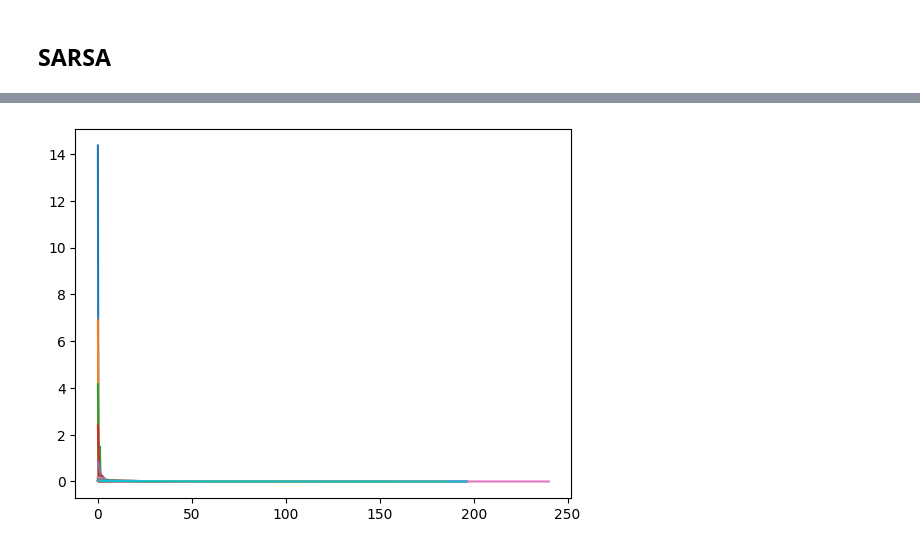
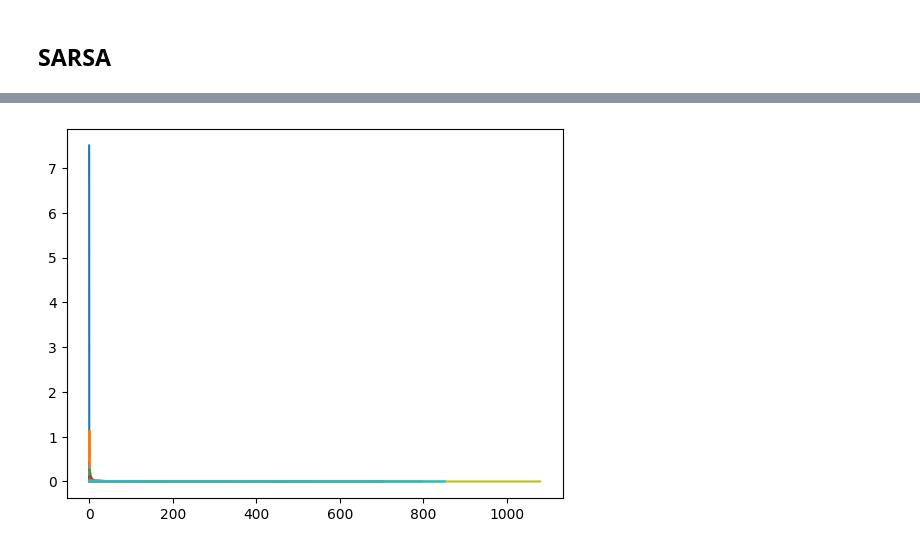
Before and after one commit to JacobAlbus/deepbird, a Jupyter notebook: python/notebook.ipynb, the cells around one changed output, grey strips where cells are left out. Drawn from its saved outputs; the diff is of its cells as text; code cells hidden in the pictures.

```diff
--- a/python/notebook.ipynb
+++ b/python/notebook.ipynb
@@ -152,23 +218,31 @@ plt.show()
 # %%
-index = 1738
-with open(f"action_value_functions/action_value_function_{index}.json") as json_file:
-  value_function = json.load(json_file)
+index = 1800
+with open(f"td_sarsa_functions3/action_value_function_{index}.json") as json_file:
+    value_function = json.load(json_file)
 
-height = '80'
-
-value_function_values = get_value_function_values(height, value_function)
-policy_values = get_policy_values(height, value_function)
+pipe_height = '10'
+value_function_values = get_value_function_values(pipe_height, value_function)
+policy_values = get_policy_values(pipe_height, value_function)
+visited_states = get_visited_states(pipe_height, value_function)
 
 fig = plt.figure()
+fig.set_size_inches(24, 12)
 
 ax1 = fig.add_subplot(121)
+ax1.set_title("Value Function Heatmap", font="monospace", fontsize=24)
+ax1.set_xlabel("Distance to Pipe", font="monospace", fontsize=24)
+ax1.set_ylabel("Player Height", font="monospace", fontsize=24)
 im1 = ax1.imshow(value_function_values, origin="lower")
 fig.colorbar(im1)
 
 ax2 = fig.add_subplot(122)
+ax2.set_title("Value Function Heatmap", font="monospace", fontsize=24)
+ax2.set_xlabel("Distance to Pipe", font="monospace", fontsize=24)
+ax2.set_ylabel("Player Height", font="monospace", fontsize=24)
 im2 = ax2.imshow(policy_values, origin="lower")
 fig.colorbar(im2)
 
 fig.tight_layout()
+plt.savefig("sarsa2_heatmap.png")
 plt.show()
 # %% [output]
@@ -213,11 +321,11 @@ action_value_indices = [1, 10, 100, 200, 300, 400, 500, 600, 700, 800,
 
 for index in action_value_indices:
     START_TIME = perf_counter()
-    action_value_function_path = f"action_value_functions/action_value_function_{index}.json"
+    starting_action_value_function_path = f"td_sarsa_functions3/action_value_function_{index}.json"
     print(f"Playing with action value function # {index}")
 
-    model = TdSarsa(action_value_function_path, use_starting_value_function=True, alpha=0.1, gamma=0.9, epsilon=0.01)
-    model.play_with_statistics(f"td_sarsa_statistics/action_value_function_{index}", max_frame_count=10000000)
+    model = TdSarsa(starting_action_value_function_path, use_starting_value_function=True, n_steps=5, alpha=0.1, gamma=0.9, epsilon=0)
+    model.play_with_statistics(f"td_sarsa_statistics3/action_value_function_{index}", max_frame_count=10000000)
 
     print(perf_counter() - START_TIME)
 # %% [output]
@@ -252,6 +360,9 @@ for index in action_value_indices:
         scores = file.read()[1:-1].split(", ")
         for score_index, score in enumerate(scores):
             scores[score_index] = int(score)
+        scores = np.array(scores)
 
-        print(index, len(scores), statistics.mean(scores), statistics.variance(scores))
+        quartiles = percentile(scores, [25, 50, 75])
+        data_min, data_max = scores.min(), scores.max()
+        print(index, statistics.mean(scores), 'Min: %.3f' % data_min, 'Q1: %.3f' % quartiles[0], 'Median: %.3f' % quartiles[1], 'Q3: %.3f' % quartiles[2], 'Max: %.3f' % data_max)
 # %% [output]
@@ -278,27 +389,29 @@ for index in action_value_indices:
 # %%
 import matplotlib.pyplot as plt
 import scipy.stats as stats
-
-index = 1800
+from numpy import percentile
 
 plot_values = []
 
 for index in action_value_indices:
-    action_value_function_path = f"td_sarsa_statistics/action_value_function_{index}/scores.txt"
+    action_value_function_path = f"td_sarsa_statistics3/action_value_function_{index}/scores.txt"
 
     with open(action_value_function_path, "r") as file:
         scores = file.read()[1:-1].split(", ")
         for score_index, score in enumerate(scores):
             scores[score_index] = int(score)
+        scores = np.array(scores)
 
-        print(index, len(scores), statistics.mean(scores), statistics.variance(scores))
+        # print(index, len(scores), statistics.mean(scores), statistics.variance(scores))
+        quartiles = percentile(scores, [25, 50, 75])
+        data_min, data_max = scores.min(), scores.max()
+        print(index, statistics.mean(scores), 'Min: %.3f' % data_min, 'Q1: %.3f' % quartiles[0], 'Median: %.3f' % quartiles[1], 'Q3: %.3f' % quartiles[2], 'Max: %.3f' % data_max)
 
     n, x, _, = plt.hist(scores, histtype=u'step', density=True)
     plt.clf()
 
     density = stats.gaussian_kde(scores)
     plot_values.append((x, density(x)))
-    # plt.plot(x, density(x))
 
 for x, density in plot_values:
     plt.plot(x, density)
@@ -328 +441 @@ plt.show()
-[figure, old version]
+[figure, new version]
```
Also changed, not shown: parts of 21 cells of this notebook, 11 other files.
